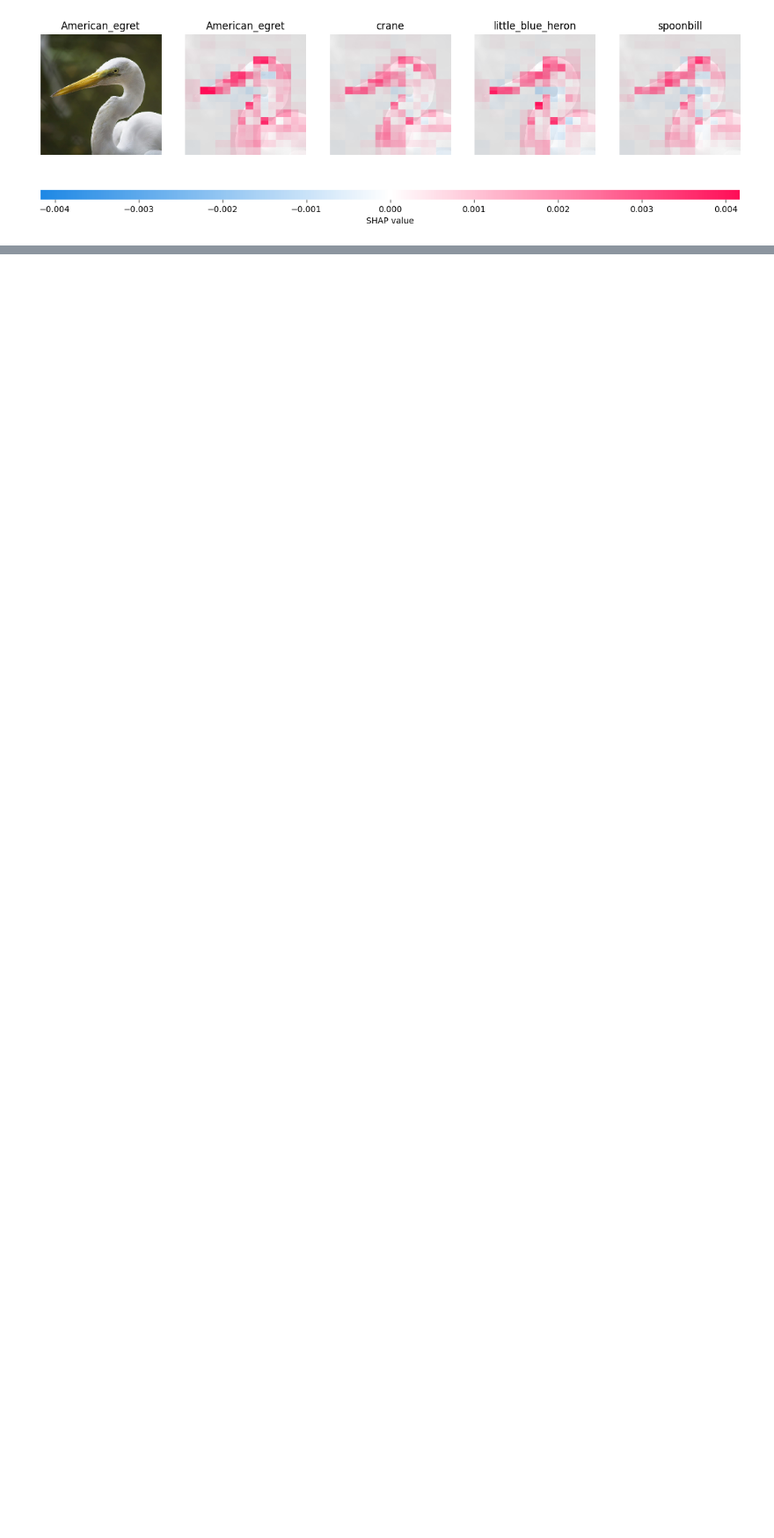
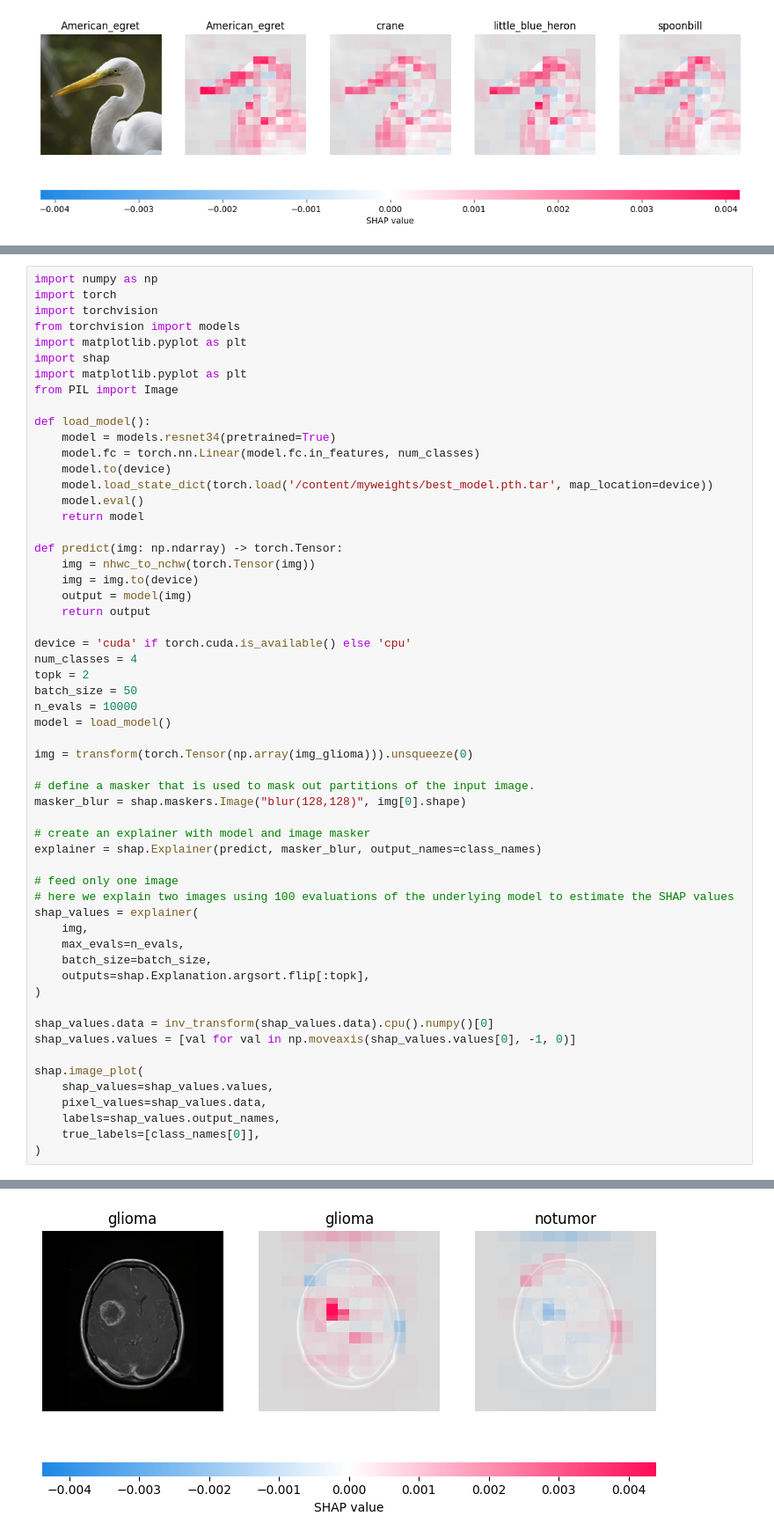
Before and after one commit to mobarakol/AI_Medical_Imaging, a Jupyter notebook: SHAP_IMAGE.ipynb, the cells around one changed output, grey strips where cells are left out. Shown at 88% size. Saved outputs shown, nothing was run; the diff lists cells and outputs as text; blank space fills up the shorter version.

```diff
--- a/SHAP_IMAGE.ipynb
+++ b/SHAP_IMAGE.ipynb
@@ -133,0 +249,58 @@ shap.image_plot(
+# %%
+import numpy as np
+import torch
+import torchvision
+from torchvision import models
+import matplotlib.pyplot as plt
+import shap
+import matplotlib.pyplot as plt
+from PIL import Image
+
+def load_model():
+    model = models.resnet34(pretrained=True)
+    model.fc = torch.nn.Linear(model.fc.in_features, num_classes)
+    model.to(device)
+    model.load_state_dict(torch.load('/content/myweights/best_model.pth.tar', map_location=device))
+    model.eval()
+    return model
+
+def predict(img: np.ndarray) -> torch.Tensor:
+    img = nhwc_to_nchw(torch.Tensor(img))
+    img = img.to(device)
+    output = model(img)
+    return output
+
+device = 'cuda' if torch.cuda.is_available() else 'cpu'
+num_classes = 4
+topk = 2
+batch_size = 50
+n_evals = 10000
+model = load_model()
+
+img = transform(torch.Tensor(np.array(img_glioma))).unsqueeze(0)
+
+# define a masker that is used to mask out partitions of the input image.
+masker_blur = shap.maskers.Image("blur(128,128)", img[0].shape)
+
+# create an explainer with model and image masker
+explainer = shap.Explainer(predict, masker_blur, output_names=class_names)
+
+# feed only one image
+# here we explain two images using 100 evaluations of the underlying model to estimate the SHAP values
+shap_values = explainer(
+    img,
+    max_evals=n_evals,
+    batch_size=batch_size,
+    outputs=shap.Explanation.argsort.flip[:topk],
+)
+
+shap_values.data = inv_transform(shap_values.data).cpu().numpy()[0]
+shap_values.values = [val for val in np.moveaxis(shap_values.values[0], -1, 0)]
+
+shap.image_plot(
+    shap_values=shap_values.values,
+    pixel_values=shap_values.data,
+    labels=shap_values.output_names,
+    true_labels=[class_names[0]],
+)
+# %% [output]
@@ -133,0 +310 @@ shap.image_plot(
+[figure, added]
```
Also changed, not shown: parts of 11 cells of this notebook.
